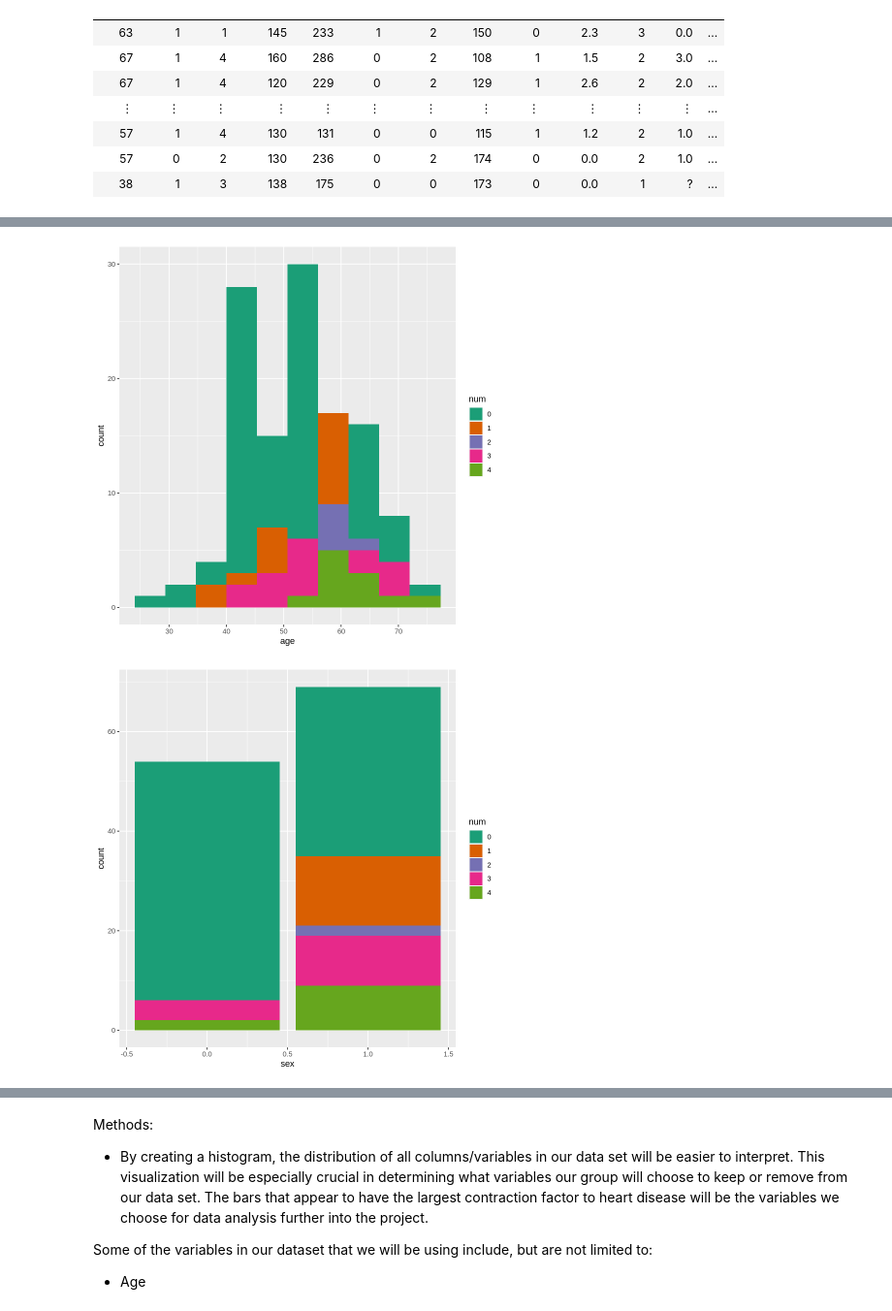
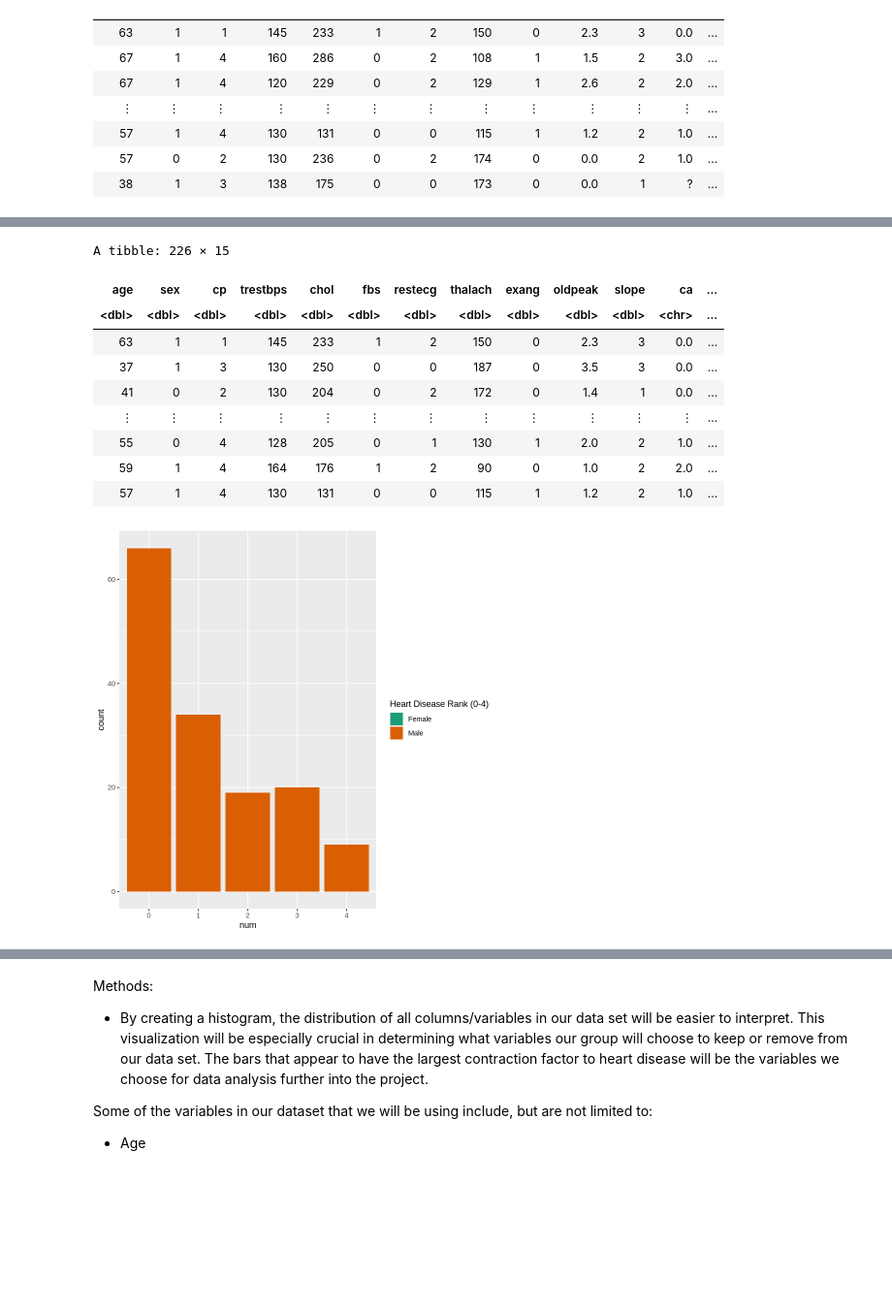
Before and after one commit to acorni02/dsci-100-2022w1-group-4, a Jupyter notebook: group_project_proposal.ipynb, the cells around one changed output, grey strips where cells are left out. Shown at 97% size. Drawn from its saved outputs; the diff is of its cells as text; code cells hidden in the pictures; blank space fills up the shorter version.

Commit message:
Sex edited

```diff
--- a/group_project_proposal.ipynb
+++ b/group_project_proposal.ipynb
@@ -104,18 +104,27 @@ A tibble: 77 × 14
 # %%
-age_hist <- heart_disease_training |>
-            ggplot(aes(x = age, fill = num)) +
-            geom_histogram(bins =10, position = "identity") +
-            scale_fill_brewer(palette = "Dark2")
-age_hist
 
-sex_hist <-  heart_disease_training |>
-            ggplot(aes(x = sex, fill = num)) +
-            geom_bar(position = "identity") +
-            scale_fill_brewer(palette = "Dark2")
-sex_hist
+hd_training<-heart_disease_training %>%
+mutate(sex_edited = ifelse(sex == 0, "Female", ifelse(sex == 1, "Male", NA)))
+hd_training
+
+sex_bar<- hd_training|>
+         ggplot(aes(x = num, fill = sex_edited)) +
+         geom_bar(position = "identity")+
+         labs(fill = "Heart Disease Rank (0-4)")+
+         scale_fill_brewer(palette = "Dark2")
+sex_bar
 # %% [output]
+A tibble: 226 × 15
+| age | sex | cp | trestbps | chol | fbs | restecg | thalach | exang | oldpeak | slope | ca | ... |
+| <dbl> | <dbl> | <dbl> | <dbl> | <dbl> | <dbl> | <dbl> | <dbl> | <dbl> | <dbl> | <dbl> | <chr> | ... |
+| 63 | 1 | 1 | 145 | 233 | 1 | 2 | 150 | 0 | 2.3 | 3 | 0.0 | ... |
+| 37 | 1 | 3 | 130 | 250 | 0 | 0 | 187 | 0 | 3.5 | 3 | 0.0 | ... |
+| 41 | 0 | 2 | 130 | 204 | 0 | 2 | 172 | 0 | 1.4 | 1 | 0.0 | ... |
+| ⋮ | ⋮ | ⋮ | ⋮ | ⋮ | ⋮ | ⋮ | ⋮ | ⋮ | ⋮ | ⋮ | ⋮ | ... |
+| 55 | 0 | 4 | 128 | 205 | 0 | 1 | 130 | 1 | 2.0 | 2 | 1.0 | ... |
+| 59 | 1 | 4 | 164 | 176 | 1 | 2 | 90 | 0 | 1.0 | 2 | 2.0 | ... |
+| 57 | 1 | 4 | 130 | 131 | 0 | 0 | 115 | 1 | 1.2 | 2 | 1.0 | ... |
-[figure, old version]
+[figure, new version]
-[figure, removed]
 # %%
 age_hist_per_num <- ggplot(heart_disease_training, aes(x = age))+
                     geom_histogram(fill = "white", color = "black")+
```
Also changed, not shown: parts of 3 cells of this notebook.
